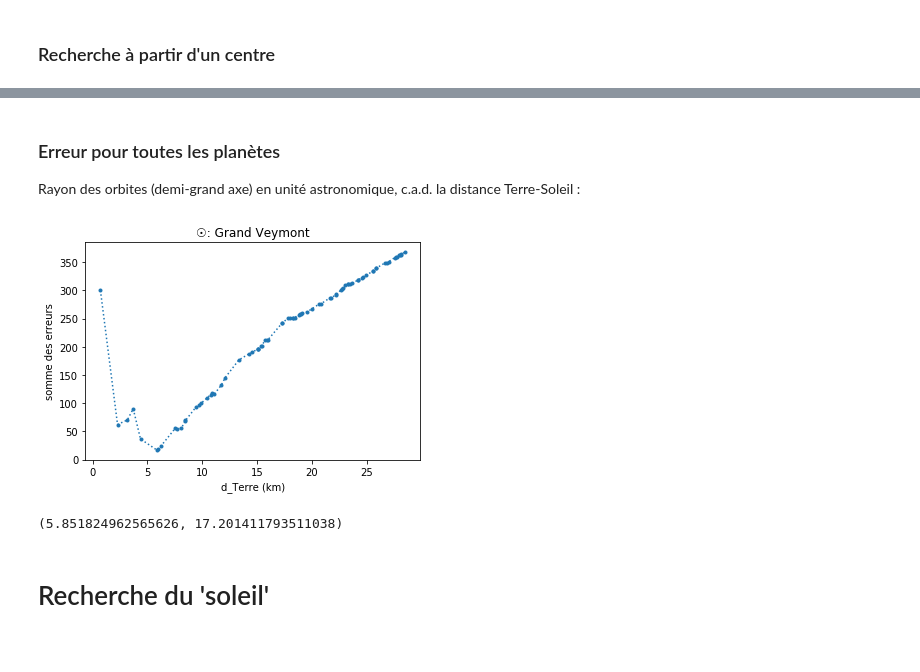
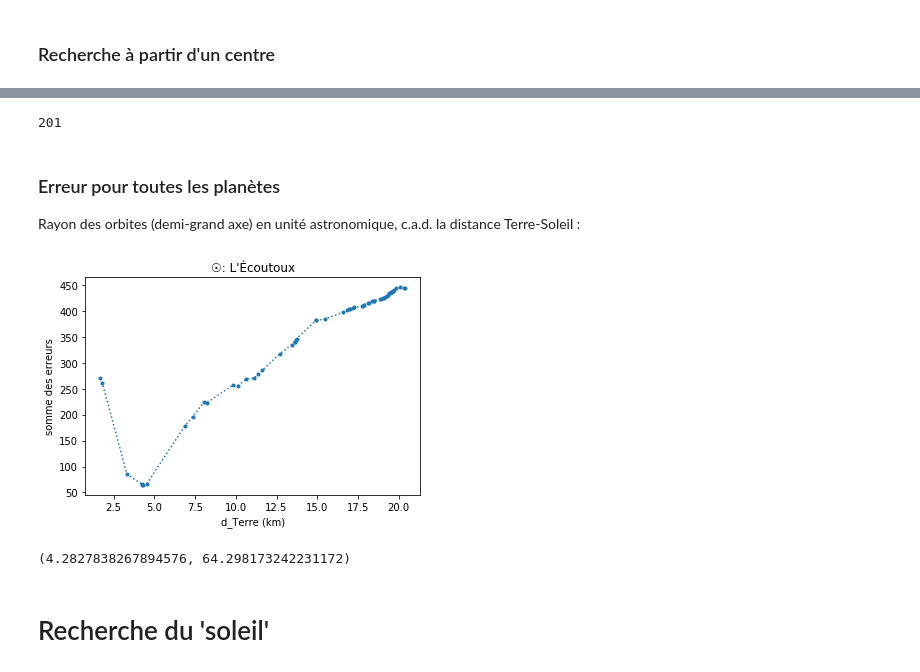
Before and after one commit to xdze2/uneplaneteausommet, a Jupyter notebook: uneplaneteausommet.ipynb, the cells around one changed output, grey strips where cells are left out. Drawn from its saved outputs; the diff is of its cells as text; code cells hidden in the pictures.

```diff
--- a/uneplaneteausommet.ipynb
+++ b/uneplaneteausommet.ipynb
@@ -204,3 +210,7 @@ find_and_geterror( sorted_dist, distance_test )
+# %%
+print(len(sorted_name ))
+# %% [output]
+201
 # %% [markdown]
 ### Erreur pour toutes les planètes
 Rayon des orbites (demi-grand axe) en unité astronomique, c.a.d. la distance Terre-Soleil :
@@ -217,16 +227,18 @@ def get_errorsum( sorted_dist, d_Terre ):
 # %%
 # - test -
 soleil = 'Grand Veymont'
+soleil = 'Moucherotte'
+soleil = "L'Écoutoux"
 
 sorted_name, sorted_dist = get_alldistfromsun( soleil )
 
-d_span = sorted_dist[1:81]
+d_span = sorted_dist[1:60]
 error_span = [ get_errorsum( sorted_dist,  d ) for d in d_span ]
 
 plt.plot( d_span, error_span, '.:'  );
 plt.xlabel('d_Terre (km)'); plt.ylabel('somme des erreurs'); plt.title('☉: %s'%soleil);
 # %% [output]
-[figure, old version]
+[figure, new version]
 # %%
 def get_best_d( soleil ):
     """ Recherche (brute) du meilleur facteur de proportion pour un soleil donné
@@ -242,7 +254,7 @@ def get_best_d( soleil ):
 # %%
 get_best_d( soleil )
 # %% [output]
-(5.851824962565626, 17.201411793511038)
+(4.2827838267894576, 64.298173242231172)
 # %% [markdown]
 # Recherche du 'soleil'
 # %% [markdown]
```
Also changed, not shown: parts of 9 cells of this notebook.
